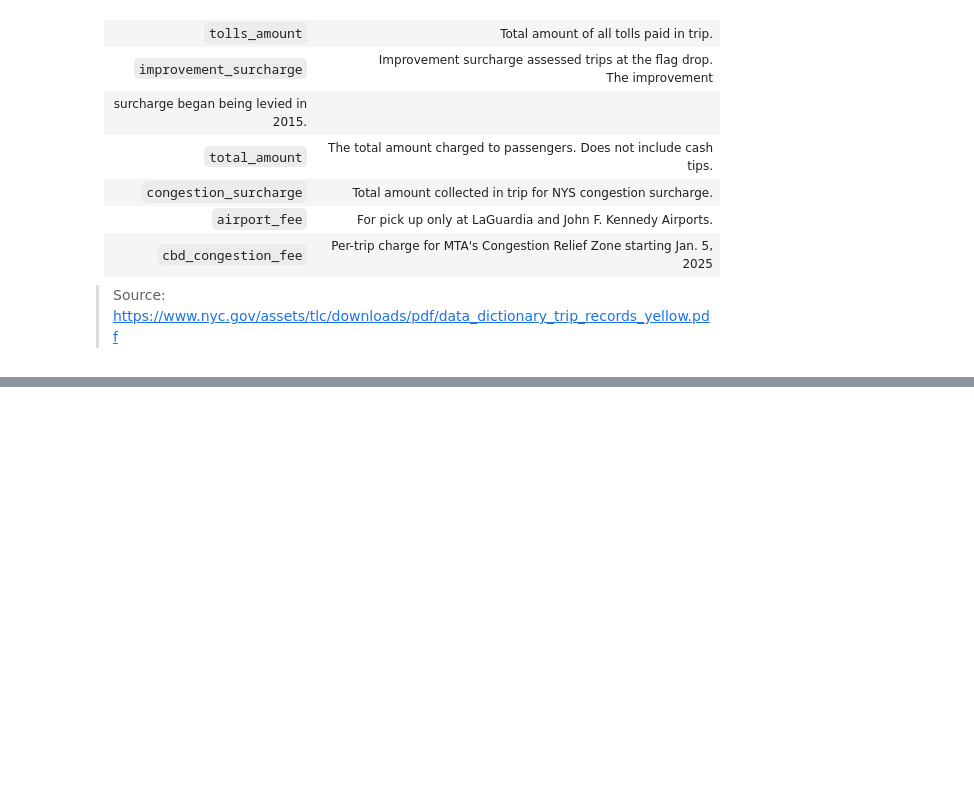
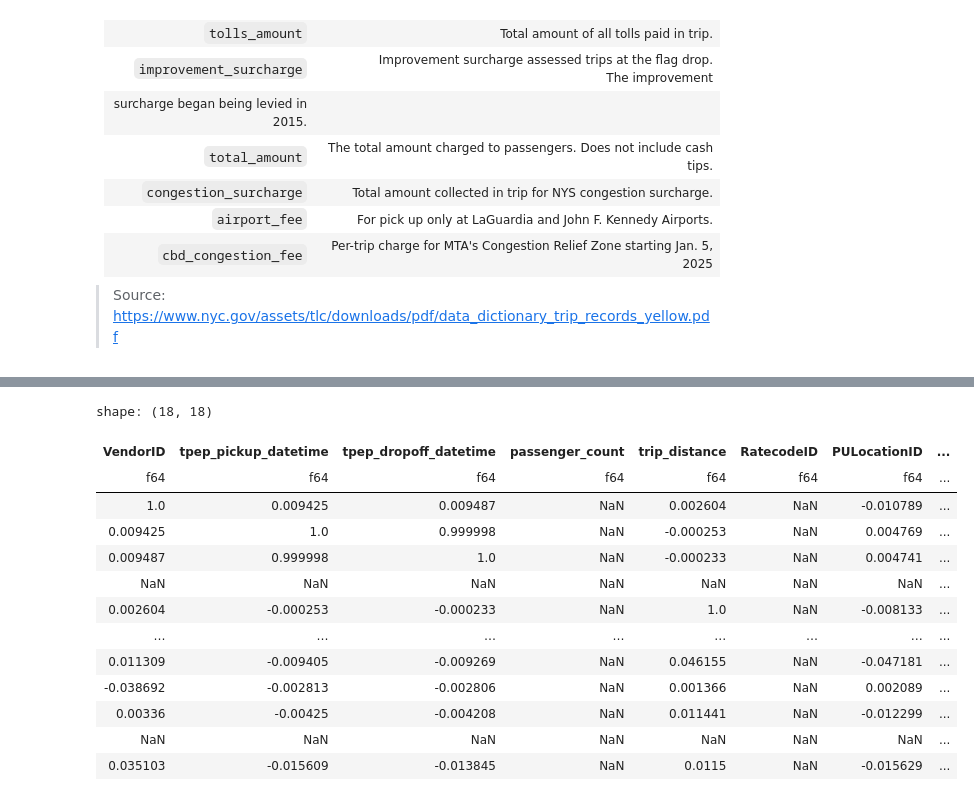
Before and after one commit to mircohoehne/e2e-taxi-ride-duration-prediction, a Jupyter notebook: notebooks/01_baseline.ipynb, the cells around one changed output, grey strips where cells are left out. Cells and saved outputs as stored; diff of their text form; code cells hidden in the pictures; blank space fills up the shorter version.

```diff
--- a/notebooks/01_baseline.ipynb
+++ b/notebooks/01_baseline.ipynb
@@ -74,0 +176,17 @@ surcharge began being levied in 2015.|
+# %%
+correlation
+# %% [output]
+shape: (18, 18)
+| VendorID | tpep_pickup_datetime | tpep_dropoff_datetime | passenger_count | trip_distance | RatecodeID | PULocationID | ... |
+| f64 | f64 | f64 | f64 | f64 | f64 | f64 | ... |
+| 1.0 | 0.009425 | 0.009487 | NaN | 0.002604 | NaN | -0.010789 | ... |
+| 0.009425 | 1.0 | 0.999998 | NaN | -0.000253 | NaN | 0.004769 | ... |
+| 0.009487 | 0.999998 | 1.0 | NaN | -0.000233 | NaN | 0.004741 | ... |
+| NaN | NaN | NaN | NaN | NaN | NaN | NaN | ... |
+| 0.002604 | -0.000253 | -0.000233 | NaN | 1.0 | NaN | -0.008133 | ... |
+| … | … | … | … | … | … | … | ... |
+| 0.011309 | -0.009405 | -0.009269 | NaN | 0.046155 | NaN | -0.047181 | ... |
+| -0.038692 | -0.002813 | -0.002806 | NaN | 0.001366 | NaN | 0.002089 | ... |
+| 0.00336 | -0.00425 | -0.004208 | NaN | 0.011441 | NaN | -0.012299 | ... |
+| NaN | NaN | NaN | NaN | NaN | NaN | NaN | ... |
+| 0.035103 | -0.015609 | -0.013845 | NaN | 0.0115 | NaN | -0.015629 | ... |
```
Also changed, not shown: parts of 19 cells of this notebook, 2 other files.
